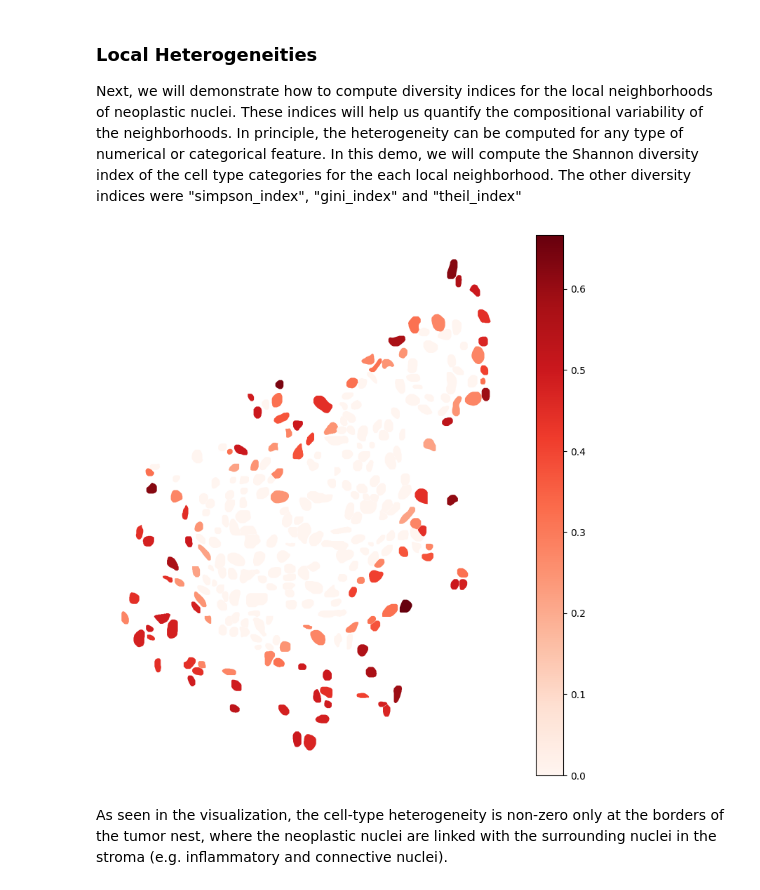
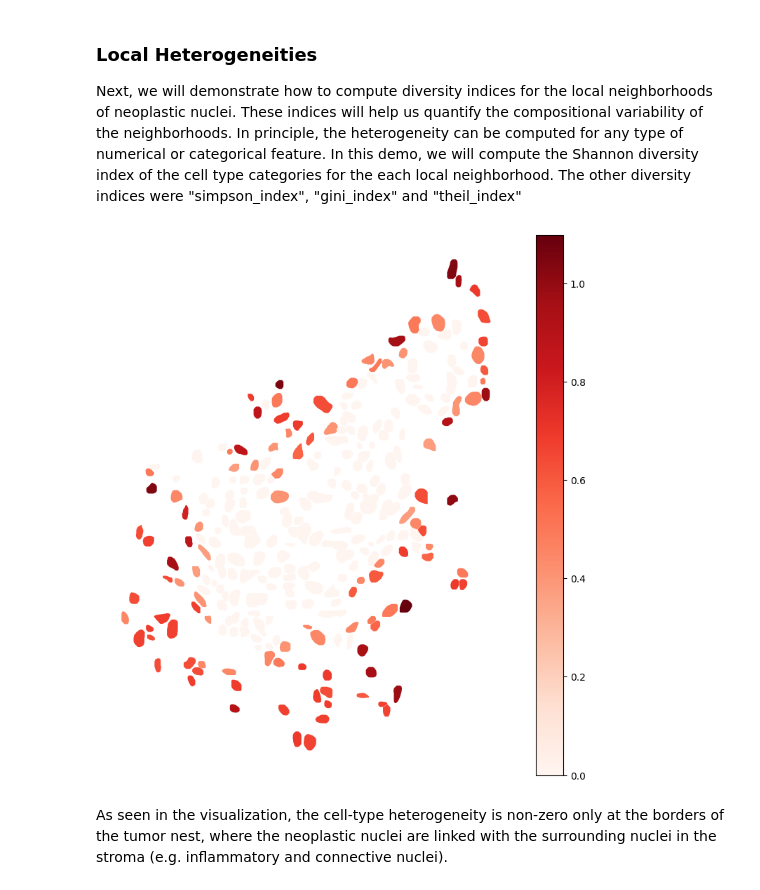
Before and after one commit to HautaniemiLab/histolytics, a Jupyter notebook: docs/user_guide/spatial/nhoods.ipynb, the cells around one changed output. Drawn from its saved outputs; the diff is of its cells as text; code cells hidden in the pictures.

```diff
--- a/docs/user_guide/spatial/nhoods.ipynb
+++ b/docs/user_guide/spatial/nhoods.ipynb
@@ -153,27 +153,27 @@ Next, we will demonstrate how to compute diversity indices for the local neighbo
 # %%
 from histolytics.spatial_agg.local_diversity import local_diversity
 
 # Compute local cell type diversity with shannon entropy
 nuc_of_interest = local_diversity(
     nuc_of_interest,
     w_neo,
     id_col="uid",
     val_cols=["class_name"],
-    metrics=["simpson_index"],
+    metrics=["shannon_index"],
     num_processes=6,
 )
 
 # visualize nhood mean areas
 ax = nuc_of_interest[nuc_of_interest["class_name"] == "neoplastic"].plot(
-    column="class_name_simpson_index",
+    column="class_name_shannon_index",
     aspect=1,
     cmap="Reds",
     legend=True,
     figsize=(10, 10),
 )
 ax.set_axis_off()
 # %% [output]
-[figure, old version]
+[figure, new version]
 # %% [markdown]
 As seen in the visualization, the cell-type heterogeneity is non-zero only at the borders of the tumor nest, where the neoplastic nuclei are linked with the surrounding nuclei in the stroma (e.g. inflammatory and connective nuclei).
 # %% [markdown]
```
Also changed, not shown: parts of 6 cells of this notebook, 2 other files.
